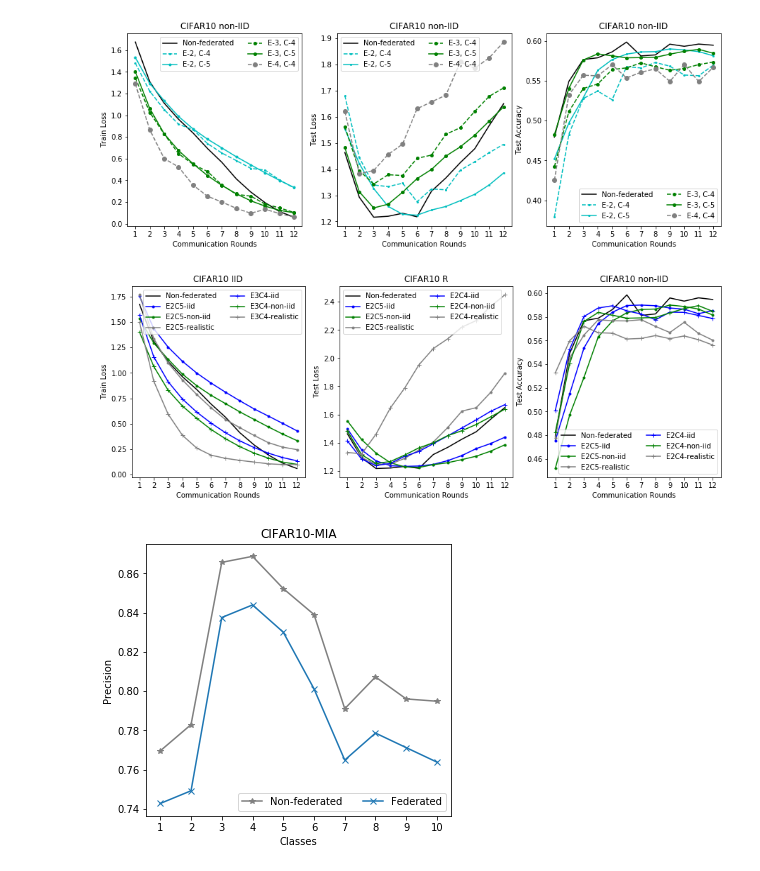
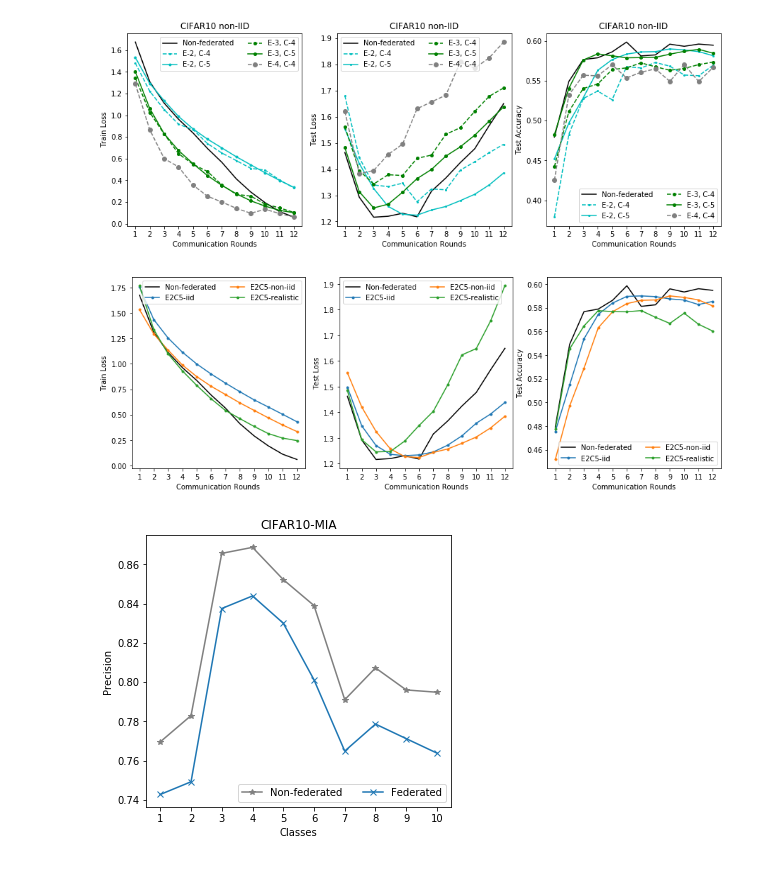
Before and after one commit to abogdanova/FedMed, a Jupyter notebook: Experiments.ipynb, the cells around one changed output. Saved outputs shown, nothing was run; the diff lists cells and outputs as text; code cells hidden in the pictures.

```diff
--- a/Experiments.ipynb
+++ b/Experiments.ipynb
@@ -243,53 +243,53 @@ plt.show()
 # %%
 # Exp 7 E2 non-IID
 plt.figure(figsize=(15,5))
 
 plt.subplot(1,3,1)
 plt.plot(NFTrain, color="black", markersize = 6, label="Non-federated", linestyle='-')
-plt.plot(iE2C5Train, marker='o',color='blue',label='E2C5-iid', markersize = 3, linestyle='-')
-plt.plot(nE2C5Train, marker='o',color='green',label='E2C5-non-iid', markersize = 3, linestyle='-')
-plt.plot(rE2C5Train, marker='o',color='grey',label='E2C5-realistic', markersize = 3, linestyle='-')
-plt.plot(iE3C5Train, marker='+',color='blue', label='E3C4-iid', markersize = 6)
-plt.plot(nE3C5Train, marker='+',color='green',label='E3C4-non-iid', markersize = 6)
-plt.plot(rE3C5Train, marker='+',color='grey',label='E3C4-realistic', markersize = 6)
+plt.plot(iE2C5Train, marker='o',label='E2C5-iid', markersize = 3, linestyle='-')
+plt.plot(nE2C5Train, marker='o',label='E2C5-non-iid', markersize = 3, linestyle='-')
+plt.plot(rE2C5Train, marker='o',label='E2C5-realistic', markersize = 3, linestyle='-')
+# plt.plot(iE3C5Train, marker='+',color='blue', label='E3C4-iid', markersize = 6)
+# plt.plot(nE3C5Train, marker='+',color='green',label='E3C4-non-iid', markersize = 6)
+# plt.plot(rE3C5Train, marker='+',color='grey',label='E3C4-realistic', markersize = 6)
 plt.xticks(np.arange(1, 13, step=1))
 plt.ylabel('Train Loss')
 plt.xlabel('Communication Rounds')
 plt.legend(ncol=2)
-plt.title("CIFAR10 IID")
+
 
 plt.subplot(1,3,2)
 plt.plot(NFTest, color="black", label="Non-federated", linestyle='-')
-plt.plot(iE2C5Test, marker='o',color='blue', label='E2C5-iid',  markersize = 3)
-plt.plot(nE2C5Test, marker='o',color='green',label='E2C5-non-iid', markersize = 3)
-plt.plot(rE2C5Test, marker='o',color='grey', label='E2C5-realistic', markersize = 3)
-plt.plot(iE3C5Test, marker='+',color='blue',label='E2C4-iid',  markersize = 6)
-plt.plot(nE3C5Test, marker='+',color='green',label='E2C4-non-iid', markersize = 6)
-plt.plot(rE3C5Test, marker='+',color='grey',label='E2C4-realistic', markersize = 6)
+plt.plot(iE2C5Test, marker='o',label='E2C5-iid',  markersize = 3)
+plt.plot(nE2C5Test, marker='o',label='E2C5-non-iid', markersize = 3)
+plt.plot(rE2C5Test, marker='o',label='E2C5-realistic', markersize = 3)
+# plt.plot(iE3C5Test, marker='+',color='blue',label='E2C4-iid',  markersize = 6)
+# plt.plot(nE3C5Test, marker='+',color='green',label='E2C4-non-iid', markersize = 6)
+# plt.plot(rE3C5Test, marker='+',color='grey',label='E2C4-realistic', markersize = 6)
 plt.xticks(np.arange(1, 13, step=1))
 plt.ylabel('Test Loss')
 plt.xlabel('Communication Rounds')
 plt.legend(ncol=2)
-plt.title("CIFAR10 R")
+
 
 plt.subplot(1,3,3)
 plt.plot(NFAccuracy, color="black", label="Non-federated", markersize = 3)
-plt.plot(iE2C5Accuracy, marker='o',color='blue',label='E2C5-iid', markersize = 3)
-plt.plot(nE2C5Accuracy, marker='o',color='green', label='E2C5-non-iid', markersize = 3)
-plt.plot(rE2C5Accuracy, marker='o',color='grey',label='E2C5-realistic', markersize = 3)
-plt.plot(iE3C5Accuracy, marker='+',color='blue',label='E2C4-iid', markersize = 6)
-plt.plot(nE3C5Accuracy, marker='+',color='green',label='E2C4-non-iid', markersize = 6)
-plt.plot(rE3C5Accuracy, marker='+',color='grey',label='E2C4-realistic', markersize = 6)
+plt.plot(iE2C5Accuracy, marker='o',label='E2C5-iid', markersize = 3)
+plt.plot(nE2C5Accuracy, marker='o',label='E2C5-non-iid', markersize = 3)
+plt.plot(rE2C5Accuracy, marker='o',label='E2C5-realistic', markersize = 3)
+# plt.plot(iE3C5Accuracy, marker='+',color='blue',label='E2C4-iid', markersize = 6)
+# plt.plot(nE3C5Accuracy, marker='+',color='green',label='E2C4-non-iid', markersize = 6)
+# plt.plot(rE3C5Accuracy, marker='+',color='grey',label='E2C4-realistic', markersize = 6)
 plt.xticks(np.arange(1, 13, step=1))
 plt.ylabel('Test Accuracy')
 plt.xlabel('Communication Rounds')
 plt.legend(ncol=2)
-plt.title("CIFAR10 non-IID")
+
 
 
 plt.show()
 # %% [output]
-[figure, old version]
+[figure, new version]
 # %%
 # MIA EXPERIMENT
 # Attack on non-federated model
```
Also changed, not shown: 5 other files.
